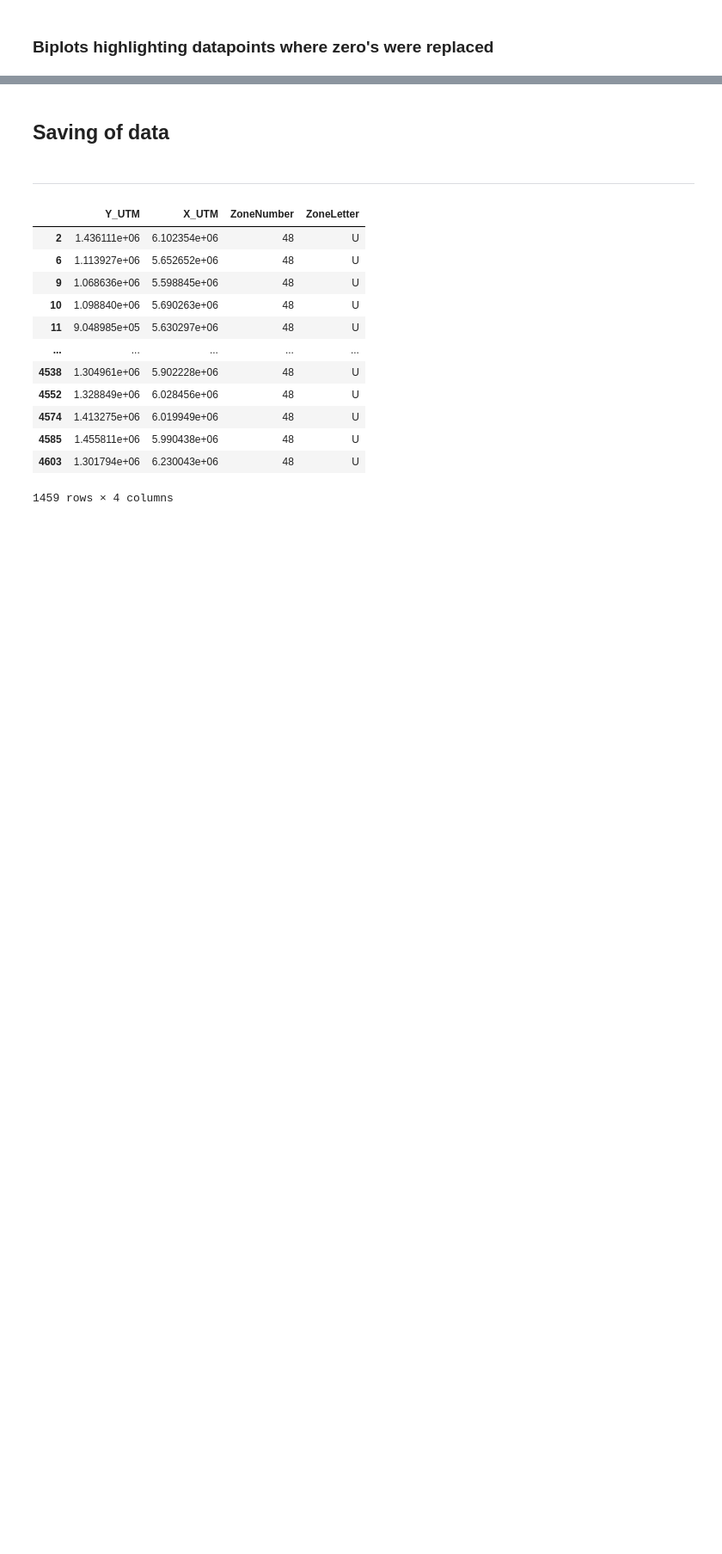
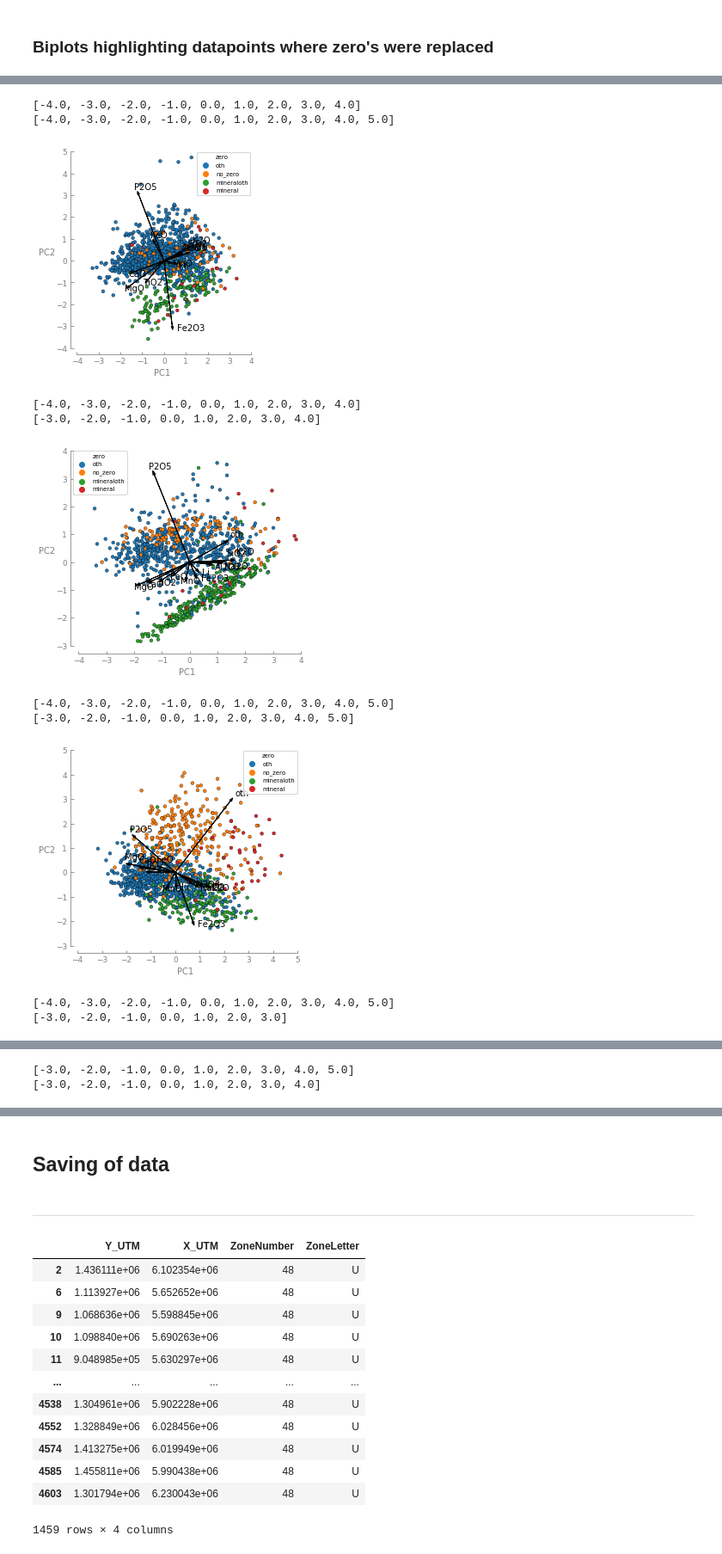
Before and after one commit to Complexio/Vistelius_1995_OCR, a Jupyter notebook: _ANALYSIS/1_area1_Preprocessing.ipynb, the cells around one changed output, grey strips where cells are left out. Shown at 86% size. Drawn from its saved outputs; the diff is of its cells as text; code cells hidden in the pictures; blank space fills up the shorter version.

```diff
--- a/_ANALYSIS/1_area1_Preprocessing.ipynb
+++ b/_ANALYSIS/1_area1_Preprocessing.ipynb
@@ -1013,2 +1052,7 @@ Wall time: 2.8 s
 # %% [markdown]
 ### Biplots highlighting datapoints where zero's were replaced
+# %%
+mineralogy_pca_metadata_all_areas = {}
+
+for area, metadata in metadata_all_areas.items():
+    mineralogy_pca_metadata_all_areas[area] = pd.concat([mineralogy_pca_df_all_areas[area], metadata], axis=1)
@@ -1014,0 +1107,43 @@ Wall time: 2.8 s
+# %%
+color_dict3 = {
+    "oth": sns.color_palette()[0],
+     "no_zero": sns.color_palette()[1],
+     "mineraloth": sns.color_palette()[2],
+     "mineral": sns.color_palette()[3],
+}
+# %%
+hue_orders3 = {
+    "area1": ["oth", "no_zero", "mineraloth", "mineral"],
+    "area2": ["oth", "no_zero", "mineraloth", "mineral"],
+    "area3": ["oth", "no_zero", "mineraloth", "mineral"],
+    "area4": ["oth", "no_zero", "mineraloth", "mineral"],
+    "area5": ["oth", "no_zero", "mineraloth", "mineral"],
+}
+# %%
+%%time
+for area, pca in mineralogy_pca_all_areas.items():
+    plots.biplot(pca,
+                 mineralogy_pca_metadata_all_areas[area],
+                 columns=mineralogy_all_areas[area].columns,
+                 group=area,
+                 plot_datalabels=False,
+                 adjust='box',
+                 axes_offset=0.3,
+                 loading_factor=1,
+                 loadings_forward=True,
+                 hue='zero',
+                 hue_order=hue_orders3[area],
+                 palette=color_dict3,
+                 s=15)
+# %% [output]
+[-4.0, -3.0, -2.0, -1.0, 0.0, 1.0, 2.0, 3.0, 4.0]
+[-4.0, -3.0, -2.0, -1.0, 0.0, 1.0, 2.0, 3.0, 4.0, 5.0]
+[figure, added]
+[-4.0, -3.0, -2.0, -1.0, 0.0, 1.0, 2.0, 3.0, 4.0]
+[-3.0, -2.0, -1.0, 0.0, 1.0, 2.0, 3.0, 4.0]
+[figure, added]
+[-4.0, -3.0, -2.0, -1.0, 0.0, 1.0, 2.0, 3.0, 4.0, 5.0]
+[-3.0, -2.0, -1.0, 0.0, 1.0, 2.0, 3.0, 4.0, 5.0]
+[figure, added]
+[-4.0, -3.0, -2.0, -1.0, 0.0, 1.0, 2.0, 3.0, 4.0, 5.0]
+[-3.0, -2.0, -1.0, 0.0, 1.0, 2.0, 3.0]
@@ -1014,0 +1151,2 @@ Wall time: 2.8 s
+[-3.0, -2.0, -1.0, 0.0, 1.0, 2.0, 3.0, 4.0, 5.0]
+[-3.0, -2.0, -1.0, 0.0, 1.0, 2.0, 3.0, 4.0]
```
Also changed, not shown: parts of 43 cells of this notebook, 28 other files.
